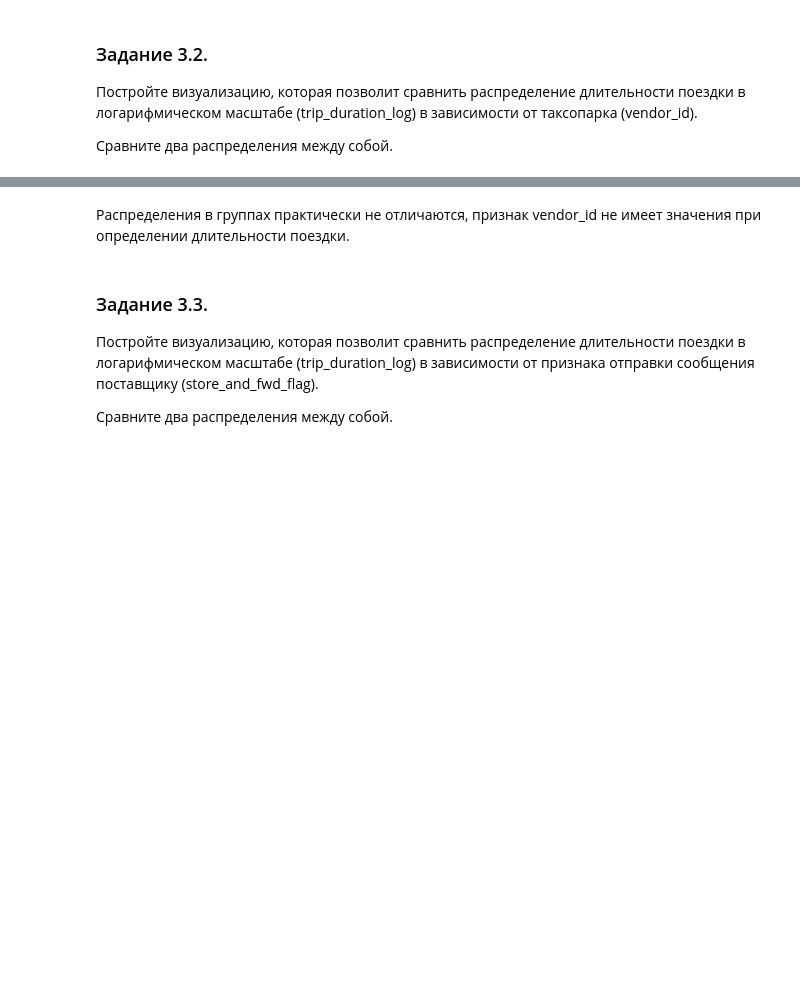
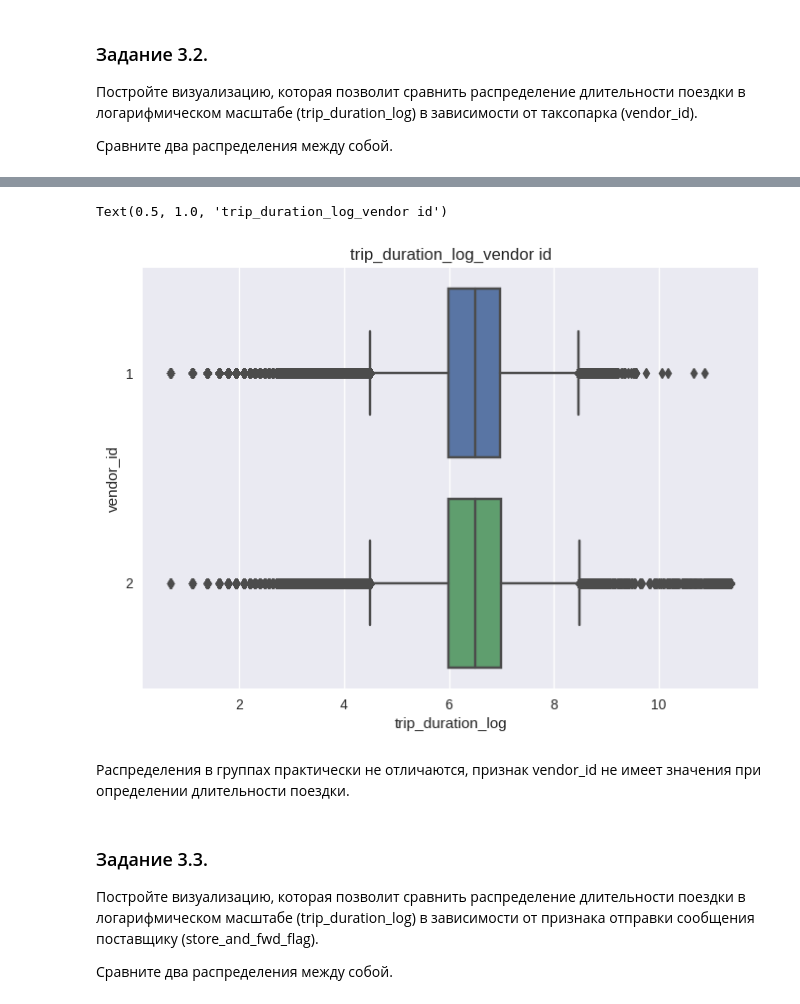
Before and after one commit to smirnovaanastasia1234/Progect_pratice, a Jupyter notebook: Проектный_практикум.ipynb, the cells around one changed output, grey strips where cells are left out. Drawn from its saved outputs; the diff is of its cells as text; code cells hidden in the pictures; blank space fills up the shorter version.

```diff
--- a/Проектный_практикум.ipynb
+++ b/Проектный_практикум.ipynb
@@ -710,3 +699,13 @@ boxplot = sns.boxplot(
+# %%
+# посмотрим коробчатую диаграмму
+boxplot = sns.boxplot(
+    data = taxi_data,
+    x = 'trip_duration_log',
+    y = 'vendor_id')
+boxplot.set_title('trip_duration_log_vendor id')
+# %% [output]
+Text(0.5, 1.0, 'trip_duration_log_vendor id')
+[figure, added]
 # %% [markdown]
 Распределения в группах практически не отличаются, признак vendor_id не имеет значения при определении длительности поездки.
 # %% [markdown]
```
Also changed, not shown: parts of 18 cells of this notebook.
